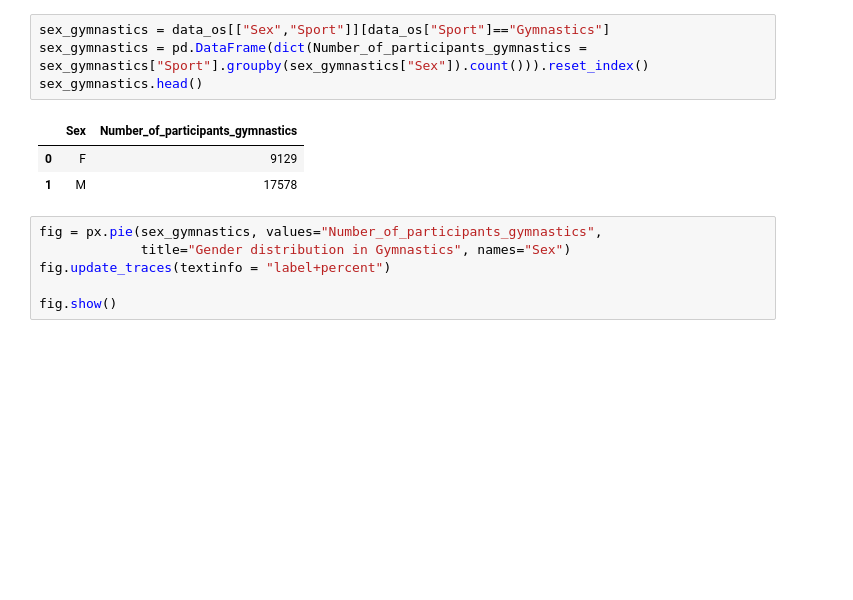
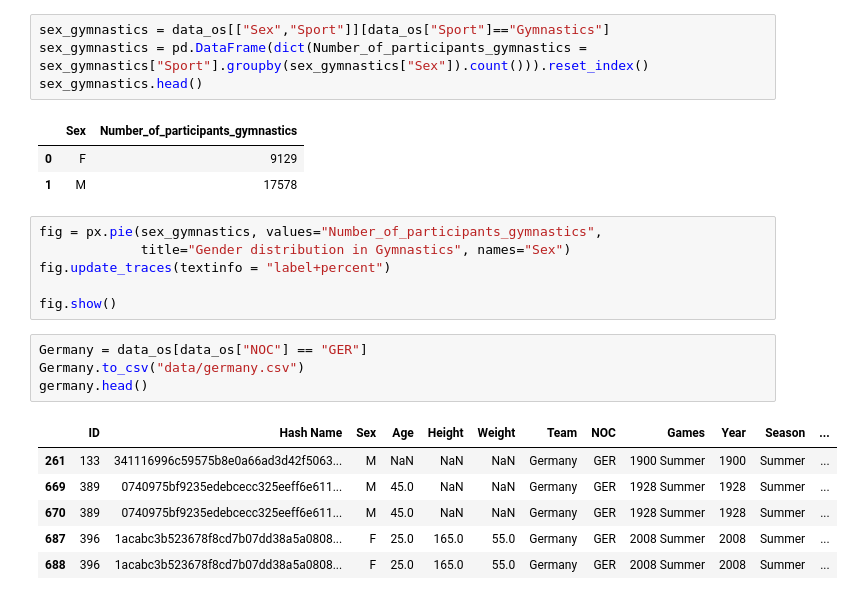
Before and after one commit to AmalDerbali/Databehandling-OS-projekt-Amal-D-Jim-S, a Jupyter notebook: Testing upp1-2.ipynb, the cells around one changed output. Cells and saved outputs as stored; diff of their text form; blank space fills up the shorter version.

```diff
--- a/Testing upp1-2.ipynb
+++ b/Testing upp1-2.ipynb
@@ -401,3 +399,14 @@ fig = px.pie(sex_gymnastics, values="Number_of_participants_gymnastics",
 fig.update_traces(textinfo = "label+percent")
 
 fig.show()
+# %%
+Germany = data_os[data_os["NOC"] == "GER"]
+Germany.to_csv("data/germany.csv")
+germany.head()
+# %% [output]
+|  | ID | Hash Name | Sex | Age | Height | Weight | Team | NOC | Games | Year | Season | ... |
+| 261 | 133 | 341116996c59575b8e0a66ad3d42f5063... | M | NaN | NaN | NaN | Germany | GER | 1900 Summer | 1900 | Summer | ... |
+| 669 | 389 | 0740975bf9235edebcecc325eeff6e611... | M | 45.0 | NaN | NaN | Germany | GER | 1928 Summer | 1928 | Summer | ... |
+| 670 | 389 | 0740975bf9235edebcecc325eeff6e611... | M | 45.0 | NaN | NaN | Germany | GER | 1928 Summer | 1928 | Summer | ... |
+| 687 | 396 | 1acabc3b523678f8cd7b07dd38a5a0808... | F | 25.0 | 165.0 | 55.0 | Germany | GER | 2008 Summer | 2008 | Summer | ... |
+| 688 | 396 | 1acabc3b523678f8cd7b07dd38a5a0808... | F | 25.0 | 165.0 | 55.0 | Germany | GER | 2008 Summer | 2008 | Summer | ... |
```
Also changed, not shown: parts of 1 cell of this notebook.
